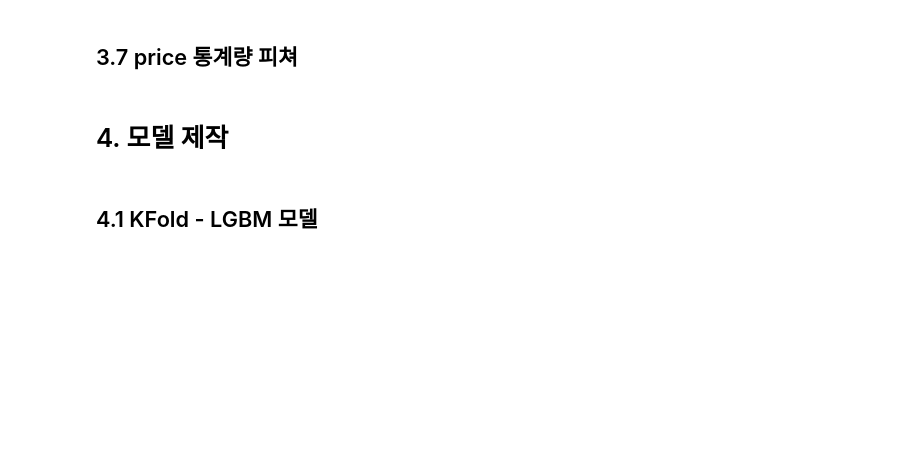
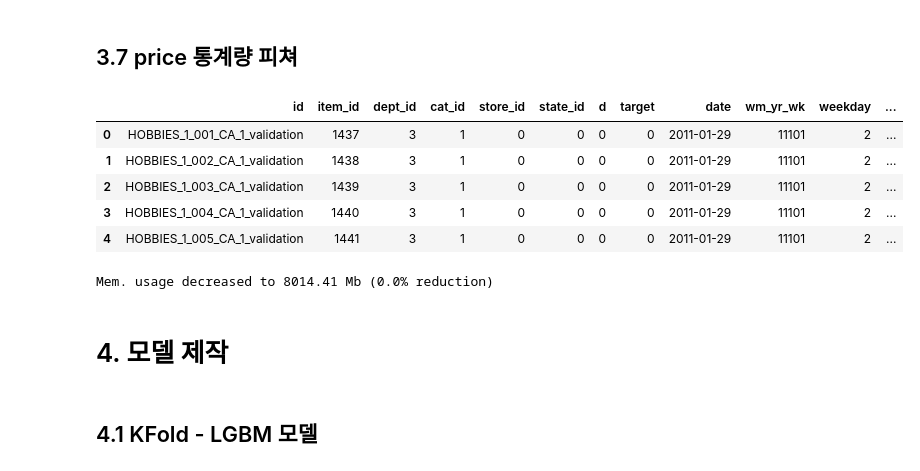
Before and after one commit to kongjeongbae/10_estimate_sales_of_walmart_retail_goods, a Jupyter notebook: baseline.ipynb, the cells around one changed output. Drawn from its saved outputs; the diff is of its cells as text; code cells hidden in the pictures; blank space fills up the shorter version.

Commit message:
groupby 피쳐 생성 중

```diff
--- a/baseline.ipynb
+++ b/baseline.ipynb
@@ -365,0 +378,6 @@ for i in all_df.columns[all_df.dtypes == 'object']:
+# %%
+for i in range(1, 29):
+    all_df[f'lag_t{i}'] = all_df.groupby(['id'])['target'].transform(lambda x: x.shift(i)).fillna(-i)
+
+    if i % 10 == 7:
+        all_df = reduce_mem_usage(all_df)
@@ -415,18 +413,2 @@ all_df['rolling_std_t60'] = all_df.groupby(['id'])['target'].transform(lambda x:
 # %% [markdown]
 ## 3.7 price 통계량 피쳐
-# %%
-all_df['lag_price_t1'] = all_df.groupby(['id'])['sell_price'].transform(lambda x: x.shift(1))
-
-
-all_df['price_change_t1'] = (all_df['lag_price_t1'] - all_df['sell_price']) / (all_df['lag_price_t1'])
-all_df['rolling_price_max_t365'] = all_df.groupby(['id'])['sell_price'].transform(lambda x: x.shift(1).rolling(365).max())
-all_df['price_change_t365'] = (all_df['rolling_price_max_t365'] - all_df['sell_price']) / (all_df['rolling_price_max_t365'])
-all_df['rolling_price_std_t7'] = all_df.groupby(['id'])['sell_price'].transform(lambda x: x.rolling(7).std())
-
-# 새롭게 만들거
-# all_df['rolling_price_std_t32'] = all_df.groupby(['id'])['sell_price'].transform(lambda x: x.rolling(32).std())
-
-all_df['rolling_price_std_t30'] = all_df.groupby(['id'])['sell_price'].transform(lambda x: x.rolling(30).std())
-
-
-# all_df = all_df.drop(['rolling_price_max_t365', 'lag_price_t1'], inplace = True, axis = 1)
@@ -437,5 +415,39 @@ all_df.tail(50)
 # %%
 all_df = reduce_mem_usage(all_df)
+# %%
+# all_df['lag_price_t1'] = all_df.groupby(['id'])['sell_price'].transform(lambda x: x.shift(1))
+
+# all_df['price_change_t1'] = (all_df['lag_price_t1'] - all_df['sell_price']) / (all_df['lag_price_t1'])
+
+# all_df['rolling_price_max_t365'] = all_df.groupby(['id'])['sell_price'].transform(lambda x: x.shift(1).rolling(365).max())
+
+# all_df['price_change_t365'] = (all_df['rolling_price_max_t365'] - all_df['sell_price']) / (all_df['rolling_price_max_t365'])
+
+# all_df['rolling_price_std_t7'] = all_df.groupby(['id'])['sell_price'].transform(lambda x: x.rolling(7).std())
+
+# 새롭게 만들거
+# all_df['rolling_price_std_t32'] = all_df.groupby(['id'])['sell_price'].transform(lambda x: x.rolling(32).std())
+
+all_df['rolling_price_std_t28'] = all_df.groupby(['id'])['sell_price'].transform(lambda x: x.rolling(28).std())
+# all_df = reduce_mem_usage(all_df)
+
+
+all_df2 = all_df.drop(['rolling_price_max_t365', 'lag_price_t1'], axis = 1)
+# %%
+all_df2 = all_df.drop(['rolling_price_max_t365', 'lag_price_t1'], axis = 1)
+# %%
+all_df2.head()
+# %% [output]
+|  | id | item_id | dept_id | cat_id | store_id | state_id | d | target | date | wm_yr_wk | weekday | ... |
+| 0 | HOBBIES_1_001_CA_1_validation | 1437 | 3 | 1 | 0 | 0 | 0 | 0 | 2011-01-29 | 11101 | 2 | ... |
+| 1 | HOBBIES_1_002_CA_1_validation | 1438 | 3 | 1 | 0 | 0 | 0 | 0 | 2011-01-29 | 11101 | 2 | ... |
+| 2 | HOBBIES_1_003_CA_1_validation | 1439 | 3 | 1 | 0 | 0 | 0 | 0 | 2011-01-29 | 11101 | 2 | ... |
+| 3 | HOBBIES_1_004_CA_1_validation | 1440 | 3 | 1 | 0 | 0 | 0 | 0 | 2011-01-29 | 11101 | 2 | ... |
+| 4 | HOBBIES_1_005_CA_1_validation | 1441 | 3 | 1 | 0 | 0 | 0 | 0 | 2011-01-29 | 11101 | 2 | ... |
+# %%
+all_df = reduce_mem_usage(all_df)
+# %% [output]
+Mem. usage decreased to 8014.41 Mb (0.0% reduction)
 # %%
 import pickle
 
```
Also changed, not shown: parts of 13 cells of this notebook, 15 other files.
